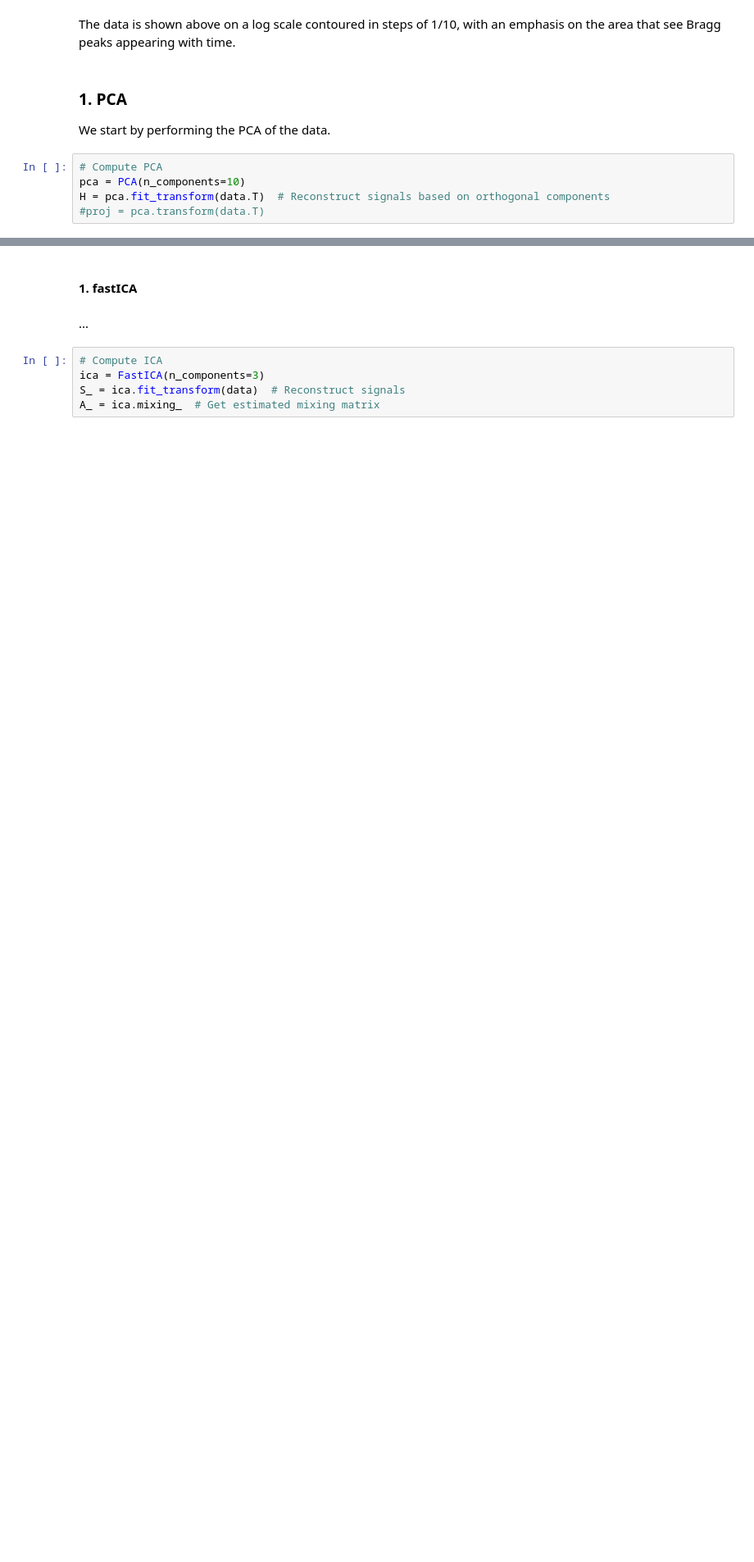
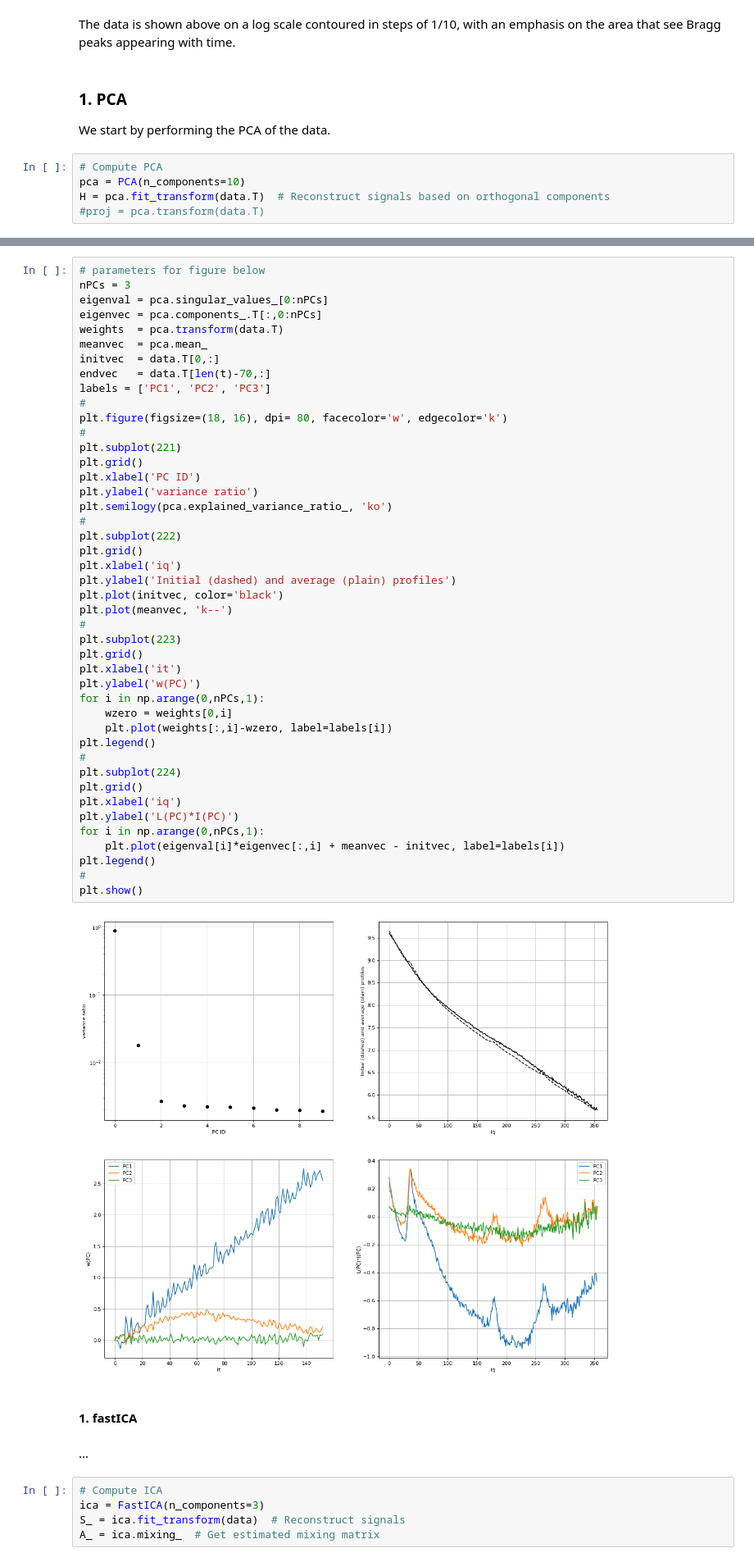
Before and after one commit to fredericpoitevin/trSAXS, a Jupyter notebook: docs/trSAXS-Slayer.ipynb, the cells around one changed output, grey strips where cells are left out. Shown at 82% size. Cells and saved outputs as stored; diff of their text form; blank space fills up the shorter version.

```diff
--- a/docs/trSAXS-Slayer.ipynb
+++ b/docs/trSAXS-Slayer.ipynb
@@ -138,3 +112,49 @@ plt.show()
+# %%
+# parameters for figure below
+nPCs = 3
+eigenval = pca.singular_values_[0:nPCs]
+eigenvec = pca.components_.T[:,0:nPCs]
+weights  = pca.transform(data.T)
+meanvec  = pca.mean_
+initvec  = data.T[0,:]
+endvec   = data.T[len(t)-70,:]
+labels = ['PC1', 'PC2', 'PC3']
+#
+plt.figure(figsize=(18, 16), dpi= 80, facecolor='w', edgecolor='k')
+#
+plt.subplot(221)
+plt.grid()
+plt.xlabel('PC ID')
+plt.ylabel('variance ratio')
+plt.semilogy(pca.explained_variance_ratio_, 'ko')
+#
+plt.subplot(222)
+plt.grid()
+plt.xlabel('iq')
+plt.ylabel('Initial (dashed) and average (plain) profiles')
+plt.plot(initvec, color='black')
+plt.plot(meanvec, 'k--')
+#
+plt.subplot(223)
+plt.grid()
+plt.xlabel('it')
+plt.ylabel('w(PC)')
+for i in np.arange(0,nPCs,1):
+    wzero = weights[0,i]
+    plt.plot(weights[:,i]-wzero, label=labels[i])
+plt.legend()
+#
+plt.subplot(224)
+plt.grid()
+plt.xlabel('iq')
+plt.ylabel('L(PC)*I(PC)')
+for i in np.arange(0,nPCs,1):
+    plt.plot(eigenval[i]*eigenvec[:,i] + meanvec - initvec, label=labels[i])
+plt.legend()
+#
+plt.show()
+# %% [output]
+[figure, added]
 # %% [markdown]
 #### 1. fastICA
 # %% [markdown]
```
Also changed, not shown: parts of 5 cells of this notebook, 1 other file.
